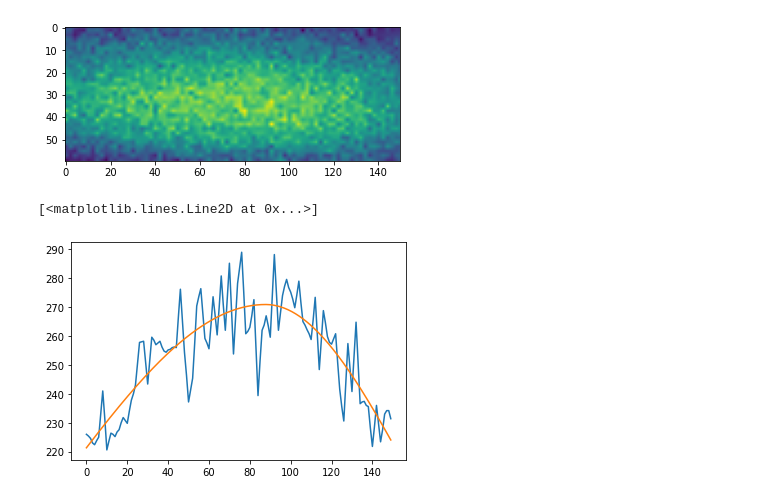
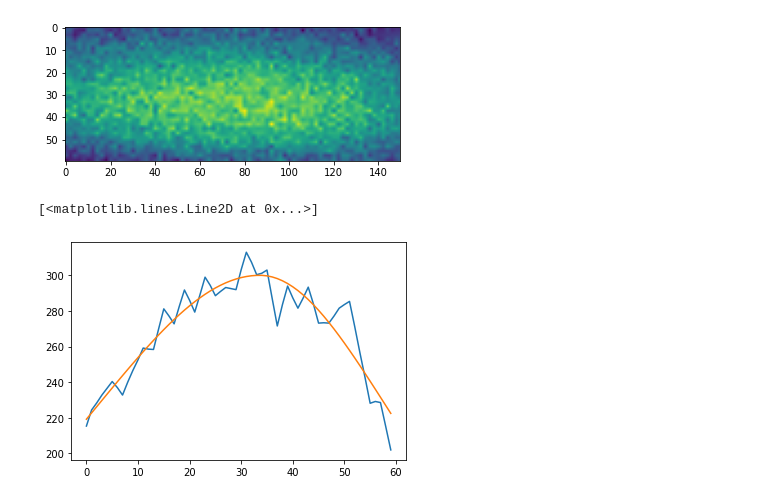
Before and after one commit to JoanneCETsai/Temperature_Calibration, a Jupyter notebook: code/check_fitting_range.ipynb, the cells around one changed output. Saved outputs shown, nothing was run; the diff lists cells and outputs as text; code cells hidden in the pictures.

```diff
--- a/code/check_fitting_range.ipynb
+++ b/code/check_fitting_range.ipynb
@@ -40,10 +40,10 @@ plt.imshow(needed)
 <matplotlib.image.AxesImage at 0x...>
 [figure]
 # %%
-needed[50,:]
-a,b,c,d = fit(two_lorentz, needed[50,:])
-plt.plot(needed[50,:])
-plt.plot(np.linspace(0,149,250), two_lorentz(np.linspace(0,149,250),a,b,c,d))
+
+a,b,c,d = fit(two_lorentz, needed[:,75])
+plt.plot(needed[:,75])
+plt.plot(np.linspace(0,59,60), two_lorentz(np.linspace(0,59,60),a,b,c,d))
 # %% [output]
 [<matplotlib.lines.Line2D at 0x...>]
-[figure, old version]
+[figure, new version]
```
Also changed, not shown: parts of 1 cell of this notebook, 1 other file.
